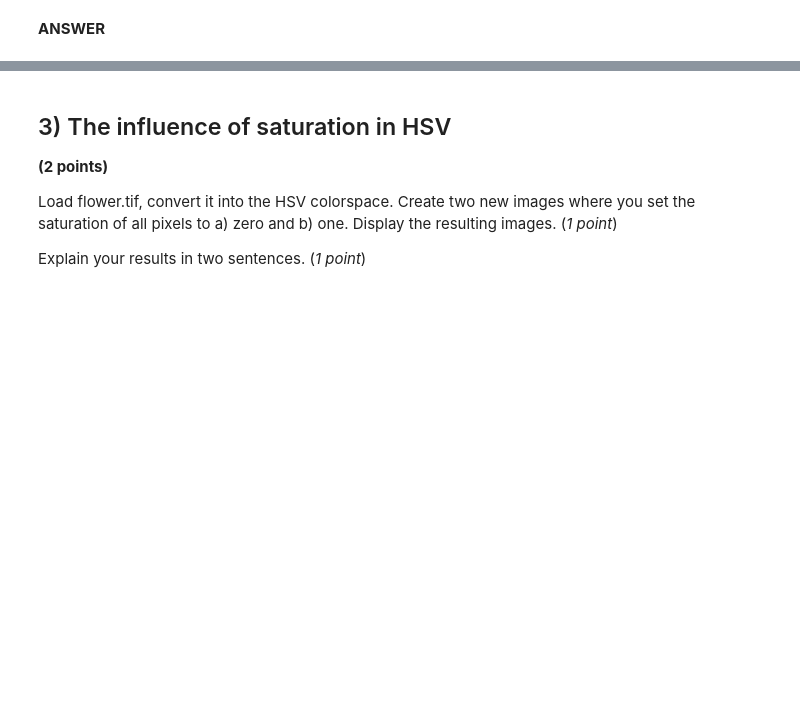
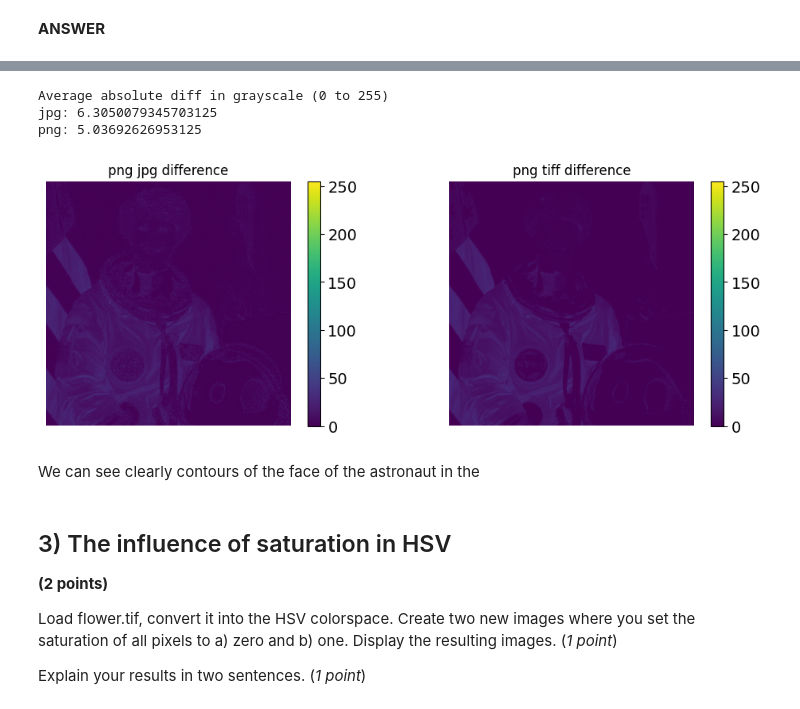
Before and after one commit to lywlywly/cs-302, a Jupyter notebook: hw1/Homework_1.ipynb, the cells around one changed output, grey strips where cells are left out. Drawn from its saved outputs; the diff is of its cells as text; code cells hidden in the pictures; blank space fills up the shorter version.

```diff
--- a/hw1/Homework_1.ipynb
+++ b/hw1/Homework_1.ipynb
@@ -35,3 +93,31 @@ Compute the gray value difference between a) PNG and JPEG and b) PNG and TIFF. D
+# %%
+png_jpg_diff = np.abs(png_img_bw.astype("int32") - jpg_img_bw.astype("int32"))
+png_tiff_diff = np.abs(png_img_bw.astype("int32") - tiff_img_bw.astype("int32"))
+
+print(
+    f"Average absolute diff in grayscale (0 to 255)\njpg: {np.average(png_jpg_diff)}\npng: {np.average(png_tiff_diff)}"
+)
+# %% [output]
+Average absolute diff in grayscale (0 to 255)
+jpg: 6.3050079345703125
+png: 5.03692626953125
+# %%
+fig, axes = plt.subplots(1, 2, figsize=(12, 4))
+
+im_0 = axes[0].imshow(png_jpg_diff, vmin=0, vmax=255)
+axes[0].axis("off")
+axes[0].title.set_text("png jpg difference")
+fig.colorbar(im_0)
+im_1 = axes[1].imshow(png_tiff_diff, vmin=0, vmax=255)
+axes[1].axis("off")
+axes[1].title.set_text("png tiff difference")
+fig.colorbar(im_1)
+
+plt.show()
+# %% [output]
+[figure, added]
+# %% [markdown]
+We can see clearly contours of the face of the astronaut in the
 # %% [markdown]
 ## 3) The influence of saturation in HSV
 **(2 points)**
```
Also changed, not shown: parts of 10 cells of this notebook, 2 other files.
